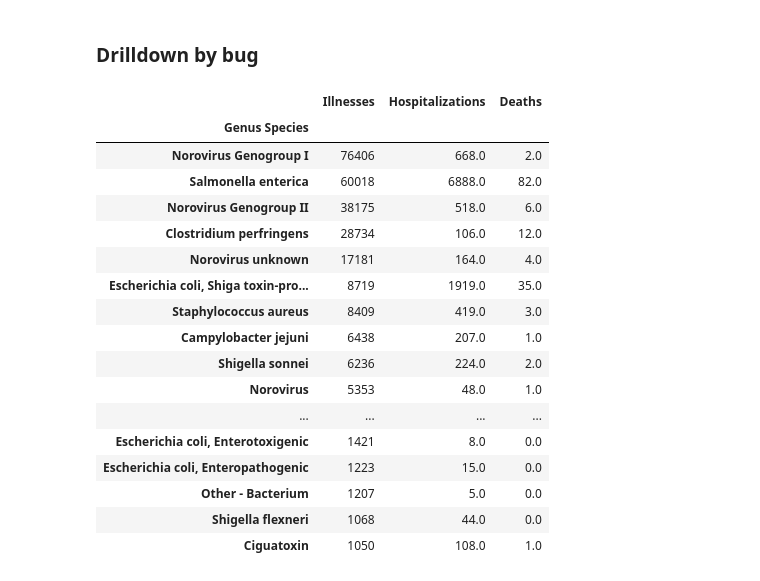
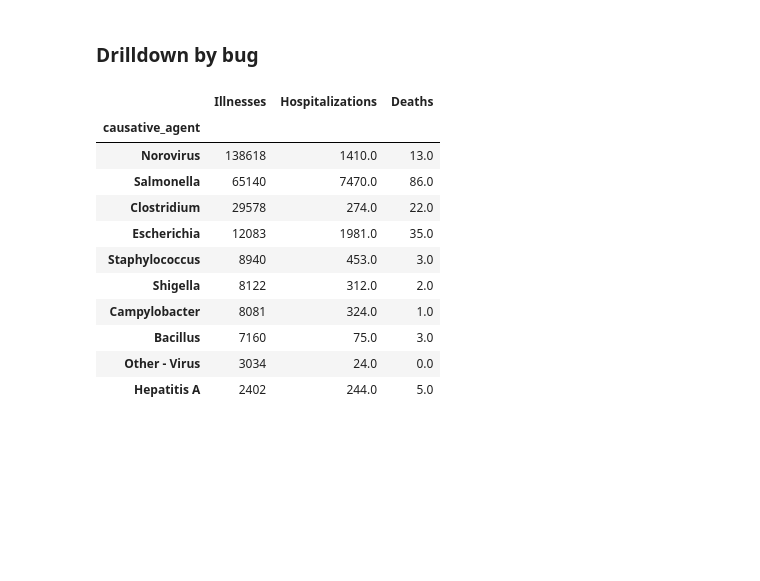
Before and after one commit to Aniastiti/Foodborne_Illness, a Jupyter notebook: notebooks/cdc_occurence_data.ipynb, the cells around one changed output. Cells and saved outputs as stored; diff of their text form; code cells hidden in the pictures; blank space fills up the shorter version.

```diff
--- a/notebooks/cdc_occurence_data.ipynb
+++ b/notebooks/cdc_occurence_data.ipynb
@@ -77,8 +64,0 @@ memory usage: 1.8+ MB
-# %%
-#First, filter to get only the rows I want to change, then
-#Remove all but first word in the column (Norovirus)
-#occur_df['Genus Species'].filter(regex='^Norovirus$').replace(' ', '')
-#occur_df.head(50)
-occur_df['genus_species'] = occur_df['Genus Species'].filter(regex='^Norovirus$').replace(' ', '').str.strip()
-occur_df.head(50)
-#Specify what I want to get rid of instead of what I want to keep.
@@ -106,3 +215,28 @@ occur_df.head(50)
+# %%
+occur_df.loc[banquetmask, 'prep_location'] = 'Banquet Facility'
+occur_df.loc[banquetmask, 'prep_location'] = 'Banquet Facility'
+occur_df.loc[banquetmask, 'prep_location'] = 'Banquet Facility'
+occur_df.loc[banquetmask, 'prep_location'] = 'Banquet Facility'
+occur_df.loc[banquetmask, 'prep_location'] = 'Banquet Facility'
+occur_df.loc[banquetmask, 'prep_location'] = 'Banquet Facility'
+occur_df.loc[banquetmask, 'prep_location'] = 'Banquet Facility'
+occur_df.loc[banquetmask, 'prep_location'] = 'Banquet Facility'
+occur_df.loc[banquetmask, 'prep_location'] = 'Banquet Facility'
+occur_df.loc[banquetmask, 'prep_location'] = 'Banquet Facility'
+occur_df.loc[banquetmask, 'prep_location'] = 'Banquet Facility'
+occur_df.loc[banquetmask, 'prep_location'] = 'Banquet Facility'
+occur_df.loc[banquetmask, 'prep_location'] = 'Banquet Facility'
+occur_df.loc[banquetmask, 'prep_location'] = 'Banquet Facility'
+occur_df.loc[banquetmask, 'prep_location'] = 'Banquet Facility'
+occur_df.loc[banquetmask, 'prep_location'] = 'Banquet Facility'
+occur_df.loc[banquetmask, 'prep_location'] = 'Banquet Facility'
+occur_df.loc[banquetmask, 'prep_location'] = 'Banquet Facility'
+occur_df.loc[banquetmask, 'prep_location'] = 'Banquet Facility'
+occur_df.loc[banquetmask, 'prep_location'] = 'Banquet Facility'
+occur_df.loc[banquetmask, 'prep_location'] = 'Banquet Facility'
+occur_df.loc[banquetmask, 'prep_location'] = 'Banquet Facility'
+occur_df.loc[banquetmask, 'prep_location'] = 'Banquet Facility'
+occur_df.loc[banquetmask, 'prep_location'] = 'Banquet Facility'
 # %%
 #New column...'Month/Year'
 cols=["Month","Year"]
@@ -310,29 +442,24 @@ plt.title('Top 10 States with Reported Foodborne Illnesses in the US 1998-2015',
 # %% [markdown]
 ### Drilldown by bug
 # %%
-bug_outcomes_df=occur_df.groupby(by='Genus Species').sum()
+bug_outcomes_df=occur_df.groupby(by='causative_agent').sum()
+#bug_outcomes_df=occur_df.groupby(by='causative_agent').sum()
 bug_outcomes_df=bug_outcomes_df.drop(columns='Month').drop(columns='Year')
-bug_outcomes_df=bug_outcomes_df.sort_values('Illnesses', ascending=False).head(25)
+bug_outcomes_df=bug_outcomes_df.sort_values('Illnesses', ascending=False).head(10)
 bug_outcomes_df
 # %% [output]
 |  | Illnesses | Hospitalizations | Deaths |
-| Genus Species |  |  |  |
-| Norovirus Genogroup I | 76406 | 668.0 | 2.0 |
-| Salmonella enterica | 60018 | 6888.0 | 82.0 |
-| Norovirus Genogroup II | 38175 | 518.0 | 6.0 |
-| Clostridium perfringens | 28734 | 106.0 | 12.0 |
-| Norovirus unknown | 17181 | 164.0 | 4.0 |
-| Escherichia coli, Shiga toxin-pro... | 8719 | 1919.0 | 35.0 |
-| Staphylococcus aureus | 8409 | 419.0 | 3.0 |
-| Campylobacter jejuni | 6438 | 207.0 | 1.0 |
-| Shigella sonnei | 6236 | 224.0 | 2.0 |
-| Norovirus | 5353 | 48.0 | 1.0 |
-| ... | ... | ... | ... |
-| Escherichia coli, Enterotoxigenic | 1421 | 8.0 | 0.0 |
-| Escherichia coli, Enteropathogenic | 1223 | 15.0 | 0.0 |
-| Other - Bacterium | 1207 | 5.0 | 0.0 |
-| Shigella flexneri | 1068 | 44.0 | 0.0 |
-| Ciguatoxin | 1050 | 108.0 | 1.0 |
+| causative_agent |  |  |  |
+| Norovirus | 138618 | 1410.0 | 13.0 |
+| Salmonella | 65140 | 7470.0 | 86.0 |
+| Clostridium | 29578 | 274.0 | 22.0 |
+| Escherichia | 12083 | 1981.0 | 35.0 |
+| Staphylococcus | 8940 | 453.0 | 3.0 |
+| Shigella | 8122 | 312.0 | 2.0 |
+| Campylobacter | 8081 | 324.0 | 1.0 |
+| Bacillus | 7160 | 75.0 | 3.0 |
+| Other - Virus | 3034 | 24.0 | 0.0 |
+| Hepatitis A | 2402 | 244.0 | 5.0 |
 # %%
 plt.figure(figsize=(14,6))
 plt.bar(bug_outcomes_df.index.values, bug_outcomes_df['Illnesses'])
```
Also changed, not shown: parts of 22 cells of this notebook, 1 other file.
